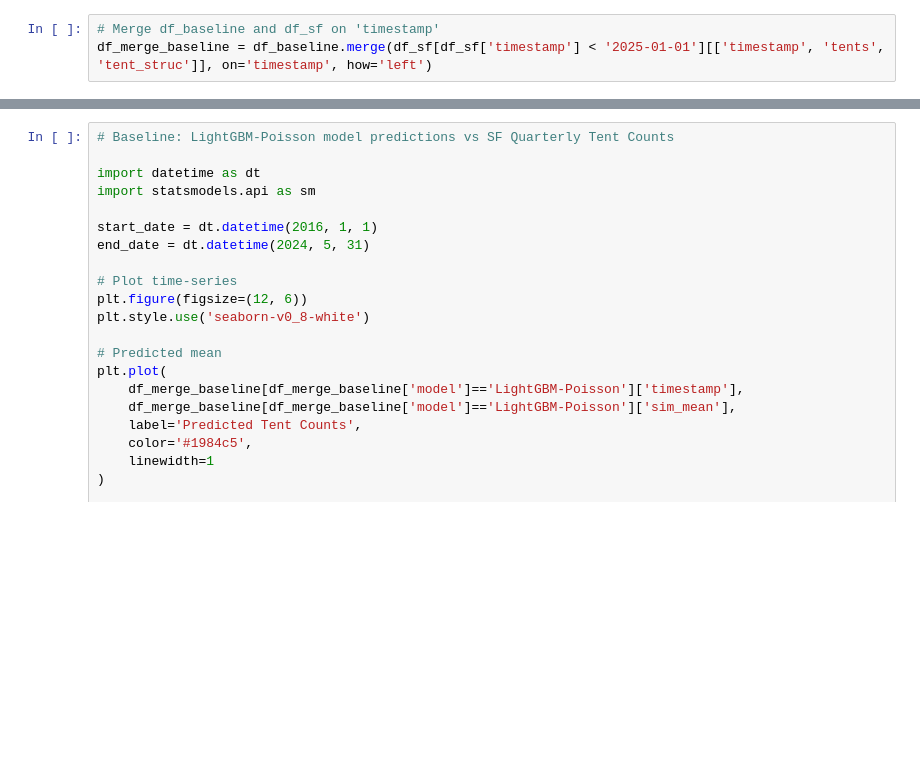
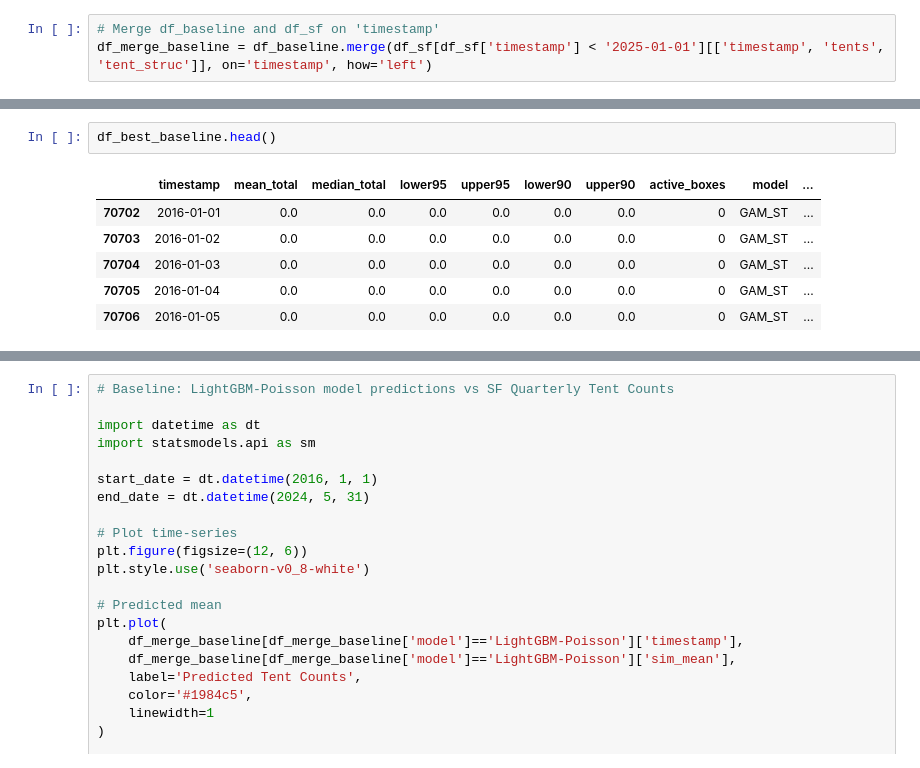
Before and after one commit to yilmajung/HOMELESSSTUDY_EPJDS_2025_v2, a Jupyter notebook: compare_w_baseline_visualize2.ipynb, the cells around one changed output, grey strips where cells are left out. Drawn from its saved outputs; the diff is of its cells as text; blank space fills up the shorter version.

```diff
--- a/compare_w_baseline_visualize2.ipynb
+++ b/compare_w_baseline_visualize2.ipynb
@@ -91,0 +114,9 @@ df_merge_baseline.head()
+# %%
+df_best_baseline.head()
+# %% [output]
+|  | timestamp | mean_total | median_total | lower95 | upper95 | lower90 | upper90 | active_boxes | model | ... |
+| 70702 | 2016-01-01 | 0.0 | 0.0 | 0.0 | 0.0 | 0.0 | 0.0 | 0 | GAM_ST | ... |
+| 70703 | 2016-01-02 | 0.0 | 0.0 | 0.0 | 0.0 | 0.0 | 0.0 | 0 | GAM_ST | ... |
+| 70704 | 2016-01-03 | 0.0 | 0.0 | 0.0 | 0.0 | 0.0 | 0.0 | 0 | GAM_ST | ... |
+| 70705 | 2016-01-04 | 0.0 | 0.0 | 0.0 | 0.0 | 0.0 | 0.0 | 0 | GAM_ST | ... |
+| 70706 | 2016-01-05 | 0.0 | 0.0 | 0.0 | 0.0 | 0.0 | 0.0 | 0 | GAM_ST | ... |
```
Also changed, not shown: parts of 15 cells of this notebook, 1 other file.
